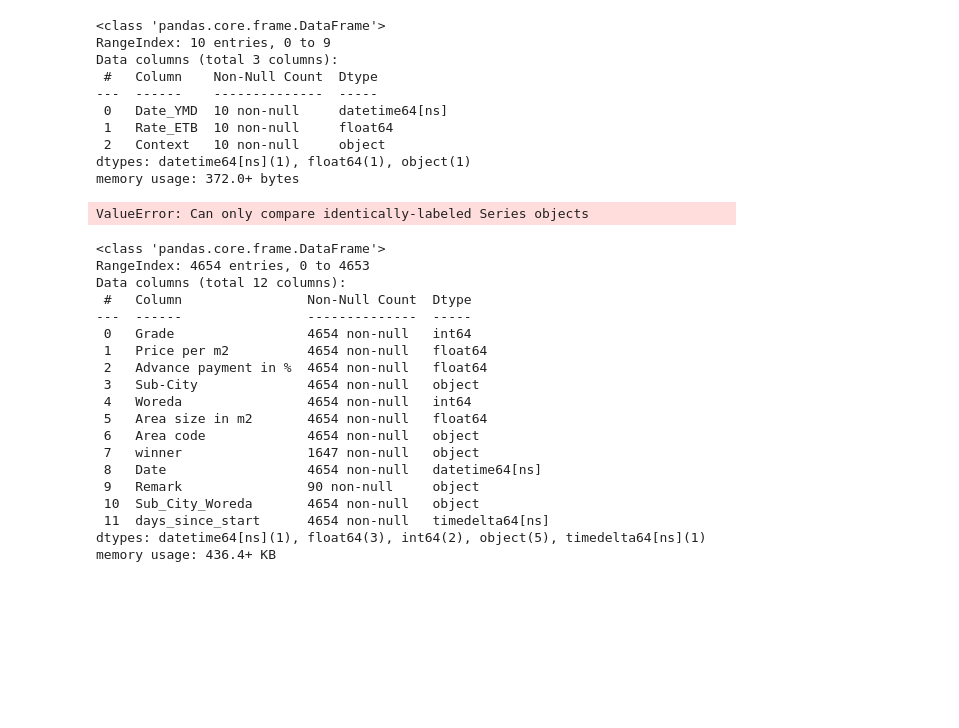
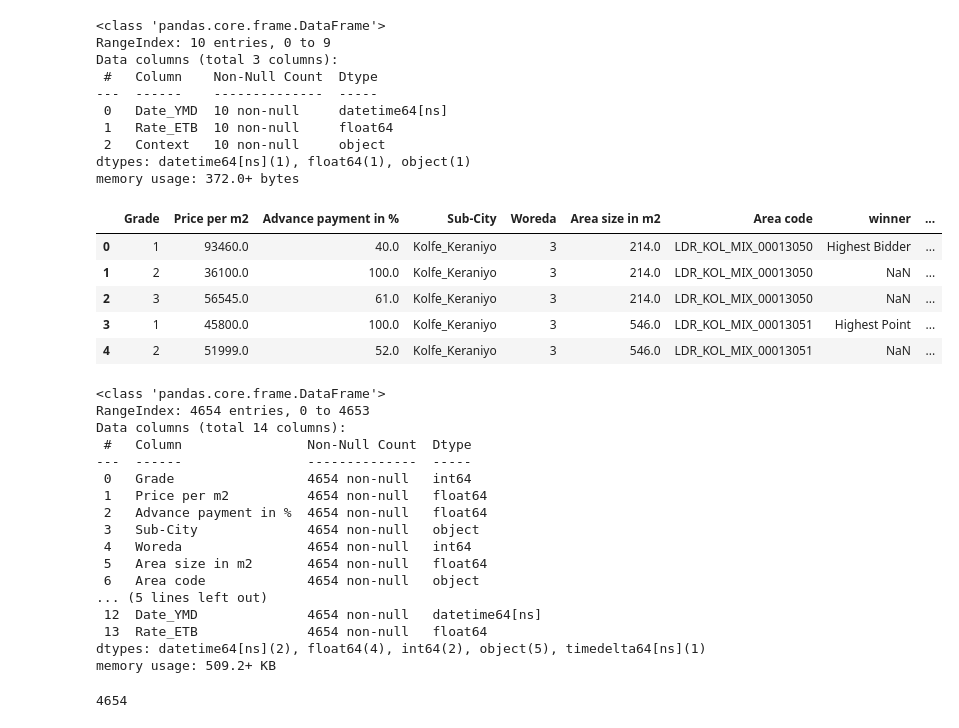
Before and after one commit to Solhemi/Land_auction_price_prediction_model_in_Addis, a Jupyter notebook: land_auction_price_prediction_model.ipynb, the cells around one changed output. Saved outputs shown, nothing was run; the diff lists cells and outputs as text; code cells hidden in the pictures; blank space fills up the shorter version.

Commit message:
Feature_engineering and adding USD_to ETB_rate

```diff
--- a/land_auction_price_prediction_model.ipynb
+++ b/land_auction_price_prediction_model.ipynb
@@ -436,17 +437,23 @@ Data columns (total 3 columns):
  2   Context   10 non-null     object
 dtypes: datetime64[ns](1), float64(1), object(1)
 memory usage: 372.0+ bytes
-# %%
-if auction_df['Date'] == usd_rate['Date_YMD']:
-    auction_df['USD_rate'] = usd_rate['Rate_ETB']
-# %% [output]
-ValueError: Can only compare identically-labeled Series objects
+# %%
+# Merge USD_rate with auction_df on the 'Date' column
+auction_df = pd.merge(auction_df, usd_rate[['Date_YMD', 'Rate_ETB']], left_on='Date', right_on='Date_YMD', how='left')
+auction_df.head(5)
+# %% [output]
+|  | Grade | Price per m2 | Advance payment in % | Sub-City | Woreda | Area size in m2 | Area code | winner | ... |
+| 0 | 1 | 93460.0 | 40.0 | Kolfe_Keraniyo | 3 | 214.0 | LDR_KOL_MIX_00013050 | Highest Bidder | ... |
+| 1 | 2 | 36100.0 | 100.0 | Kolfe_Keraniyo | 3 | 214.0 | LDR_KOL_MIX_00013050 | NaN | ... |
+| 2 | 3 | 56545.0 | 61.0 | Kolfe_Keraniyo | 3 | 214.0 | LDR_KOL_MIX_00013050 | NaN | ... |
+| 3 | 1 | 45800.0 | 100.0 | Kolfe_Keraniyo | 3 | 546.0 | LDR_KOL_MIX_00013051 | Highest Point | ... |
+| 4 | 2 | 51999.0 | 52.0 | Kolfe_Keraniyo | 3 | 546.0 | LDR_KOL_MIX_00013051 | NaN | ... |
 # %%
 auction_df.info()
 # %% [output]
 <class 'pandas.core.frame.DataFrame'>
 RangeIndex: 4654 entries, 0 to 4653
-Data columns (total 12 columns):
+Data columns (total 14 columns):
  #   Column                Non-Null Count  Dtype
 ---  ------                --------------  -----
  0   Grade                 4654 non-null   int64
@@ -456,10 +463,13 @@ Data columns (total 12 columns):
  4   Woreda                4654 non-null   int64
  5   Area size in m2       4654 non-null   float64
  6   Area code             4654 non-null   object
- 7   winner                1647 non-null   object
- 8   Date                  4654 non-null   datetime64[ns]
- 9   Remark                90 non-null     object
- 10  Sub_City_Woreda       4654 non-null   object
- 11  days_since_start      4654 non-null   timedelta64[ns]
-dtypes: datetime64[ns](1), float64(3), int64(2), object(5), timedelta64[ns](1)
-memory usage: 436.4+ KB
+... (5 lines left out)
+ 12  Date_YMD              4654 non-null   datetime64[ns]
+ 13  Rate_ETB              4654 non-null   float64
+dtypes: datetime64[ns](2), float64(4), int64(2), object(5), timedelta64[ns](1)
+memory usage: 509.2+ KB
+# %%
+# Check if duplicate rows have been created after merging
+len(auction_df)
+# %% [output]
+4654
```
Also changed, not shown: parts of 5 cells of this notebook.
